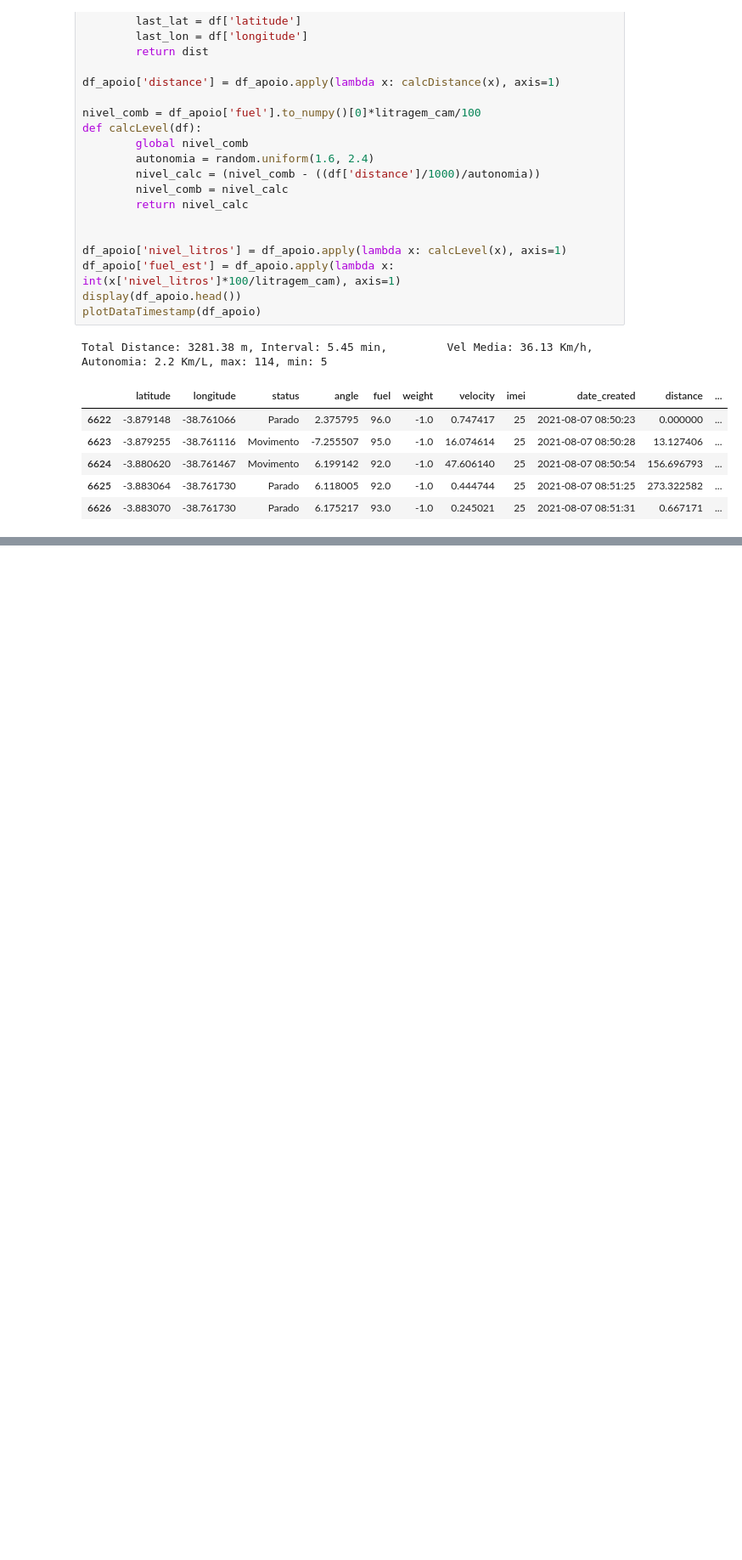
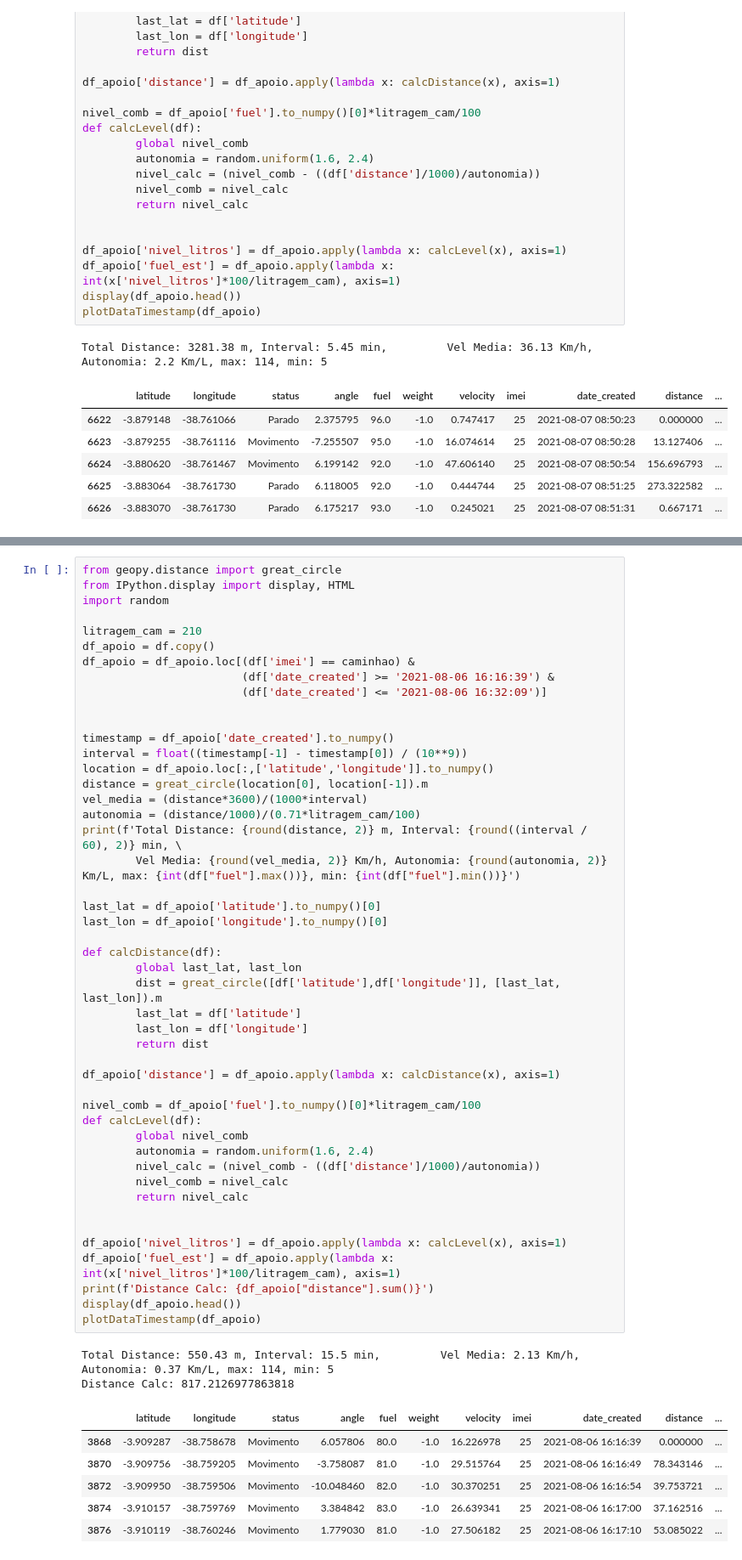
Before and after one commit to Daniel-Fiuza/analise_de_dados_python, a Jupyter notebook: notebooks/indicadores_desempenho.ipynb, the cells around one changed output, grey strips where cells are left out. Shown at 85% size. Drawn from its saved outputs; the diff is of its cells as text; blank space fills up the shorter version.

```diff
--- a/notebooks/indicadores_desempenho.ipynb
+++ b/notebooks/indicadores_desempenho.ipynb
@@ -365,0 +365,56 @@ plotDataTimestamp(df_apoio)
+# %%
+from geopy.distance import great_circle
+from IPython.display import display, HTML
+import random
+
+litragem_cam = 210
+df_apoio = df.copy()
+df_apoio = df_apoio.loc[(df['imei'] == caminhao) &
+                        (df['date_created'] >= '2021-08-06 16:16:39') &
+                        (df['date_created'] <= '2021-08-06 16:32:09')]
+
+
+timestamp = df_apoio['date_created'].to_numpy()
+interval = float((timestamp[-1] - timestamp[0]) / (10**9))
+location = df_apoio.loc[:,['latitude','longitude']].to_numpy()
+distance = great_circle(location[0], location[-1]).m
+vel_media = (distance*3600)/(1000*interval)
+autonomia = (distance/1000)/(0.71*litragem_cam/100)
+print(f'Total Distance: {round(distance, 2)} m, Interval: {round((interval / 60), 2)} min, \
+        Vel Media: {round(vel_media, 2)} Km/h, Autonomia: {round(autonomia, 2)} Km/L, max: {int(df["fuel"].max())}, min: {int(df["fuel"].min())}')
+
+last_lat = df_apoio['latitude'].to_numpy()[0]
+last_lon = df_apoio['longitude'].to_numpy()[0]
+
+def calcDistance(df):
+        global last_lat, last_lon
+        dist = great_circle([df['latitude'],df['longitude']], [last_lat, last_lon]).m
+        last_lat = df['latitude']
+        last_lon = df['longitude']
+        return dist
+
+df_apoio['distance'] = df_apoio.apply(lambda x: calcDistance(x), axis=1)
+
+nivel_comb = df_apoio['fuel'].to_numpy()[0]*litragem_cam/100
+def calcLevel(df):
+        global nivel_comb
+        autonomia = random.uniform(1.6, 2.4)
+        nivel_calc = (nivel_comb - ((df['distance']/1000)/autonomia))
+        nivel_comb = nivel_calc
+        return nivel_calc
+
+
+df_apoio['nivel_litros'] = df_apoio.apply(lambda x: calcLevel(x), axis=1)
+df_apoio['fuel_est'] = df_apoio.apply(lambda x: int(x['nivel_litros']*100/litragem_cam), axis=1)
+print(f'Distance Calc: {df_apoio["distance"].sum()}')
+display(df_apoio.head())
+plotDataTimestamp(df_apoio)
+# %% [output]
+Total Distance: 550.43 m, Interval: 15.5 min,         Vel Media: 2.13 Km/h, Autonomia: 0.37 Km/L, max: 114, min: 5
+Distance Calc: 817.2126977863818
+|  | latitude | longitude | status | angle | fuel | weight | velocity | imei | date_created | distance | ... |
+| 3868 | -3.909287 | -38.758678 | Movimento | 6.057806 | 80.0 | -1.0 | 16.226978 | 25 | 2021-08-06 16:16:39 | 0.000000 | ... |
+| 3870 | -3.909756 | -38.759205 | Movimento | -3.758087 | 81.0 | -1.0 | 29.515764 | 25 | 2021-08-06 16:16:49 | 78.343146 | ... |
+| 3872 | -3.909950 | -38.759506 | Movimento | -10.048460 | 82.0 | -1.0 | 30.370251 | 25 | 2021-08-06 16:16:54 | 39.753721 | ... |
+| 3874 | -3.910157 | -38.759769 | Movimento | 3.384842 | 83.0 | -1.0 | 26.639341 | 25 | 2021-08-06 16:17:00 | 37.162516 | ... |
+| 3876 | -3.910119 | -38.760246 | Movimento | 1.779030 | 81.0 | -1.0 | 27.506182 | 25 | 2021-08-06 16:17:10 | 53.085022 | ... |
```
Also changed, not shown: parts of 17 cells of this notebook.
